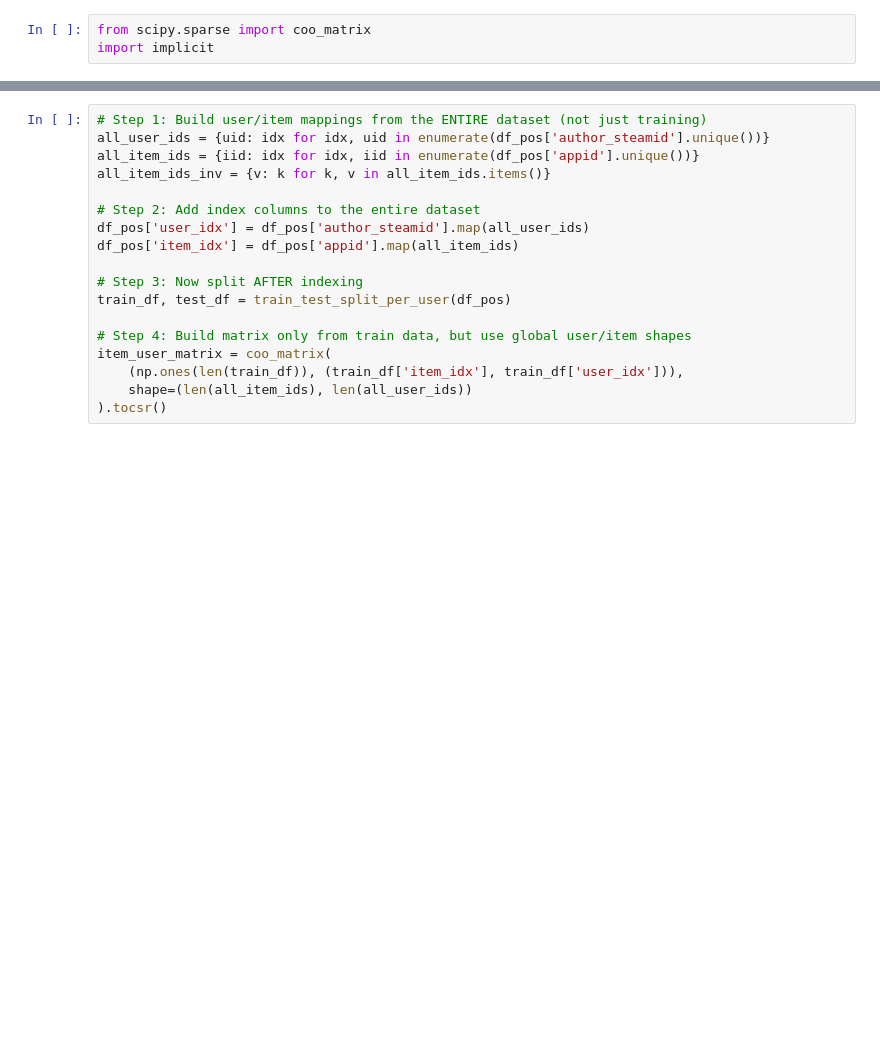
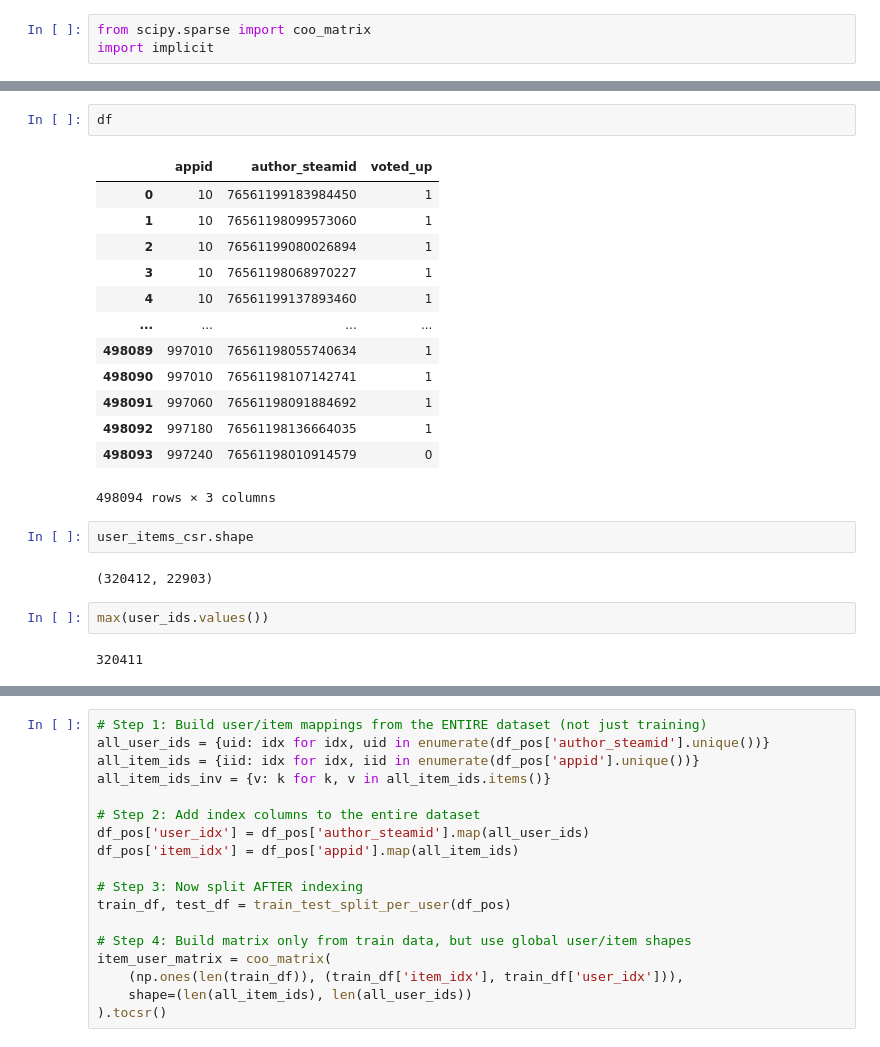
Before and after one commit to BluffSet7340/recomm_sys_project, a Jupyter notebook: taufiq/experiments.ipynb, the cells around one changed output, grey strips where cells are left out. Drawn from its saved outputs; the diff is of its cells as text; blank space fills up the shorter version.

```diff
--- a/taufiq/experiments.ipynb
+++ b/taufiq/experiments.ipynb
@@ -251,0 +501,24 @@ train_loo_df, test_loo_df = leave_one_out_split(df_pos, seed=42)
+# %%
+df
+# %% [output]
+|  | appid | author_steamid | voted_up |
+| 0 | 10 | 76561199183984450 | 1 |
+| 1 | 10 | 76561198099573060 | 1 |
+| 2 | 10 | 76561199080026894 | 1 |
+| 3 | 10 | 76561198068970227 | 1 |
+| 4 | 10 | 76561199137893460 | 1 |
+| ... | ... | ... | ... |
+| 498089 | 997010 | 76561198055740634 | 1 |
+| 498090 | 997010 | 76561198107142741 | 1 |
+| 498091 | 997060 | 76561198091884692 | 1 |
+| 498092 | 997180 | 76561198136664035 | 1 |
+| 498093 | 997240 | 76561198010914579 | 0 |
+498094 rows × 3 columns
+# %%
+user_items_csr.shape
+# %% [output]
+(320412, 22903)
+# %%
+max(user_ids.values())
+# %% [output]
+320411
```
Also changed, not shown: parts of 38 cells of this notebook, 1 other file.
